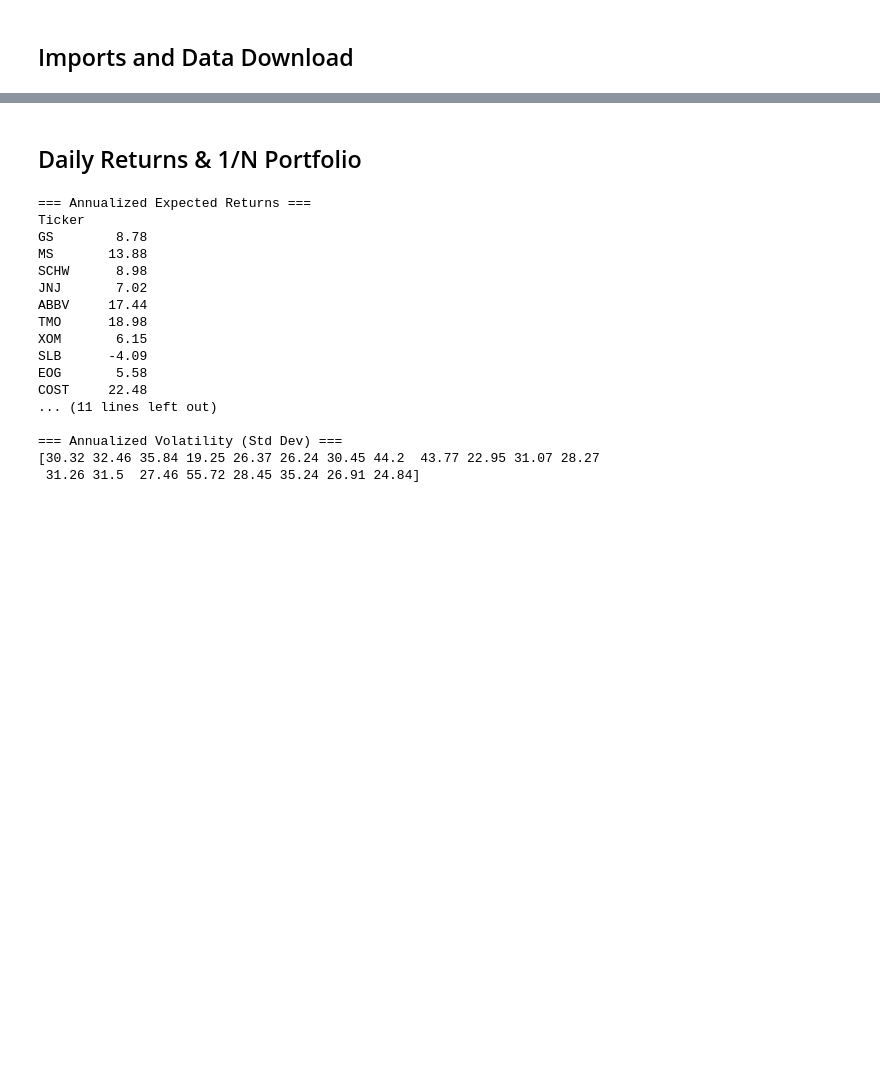
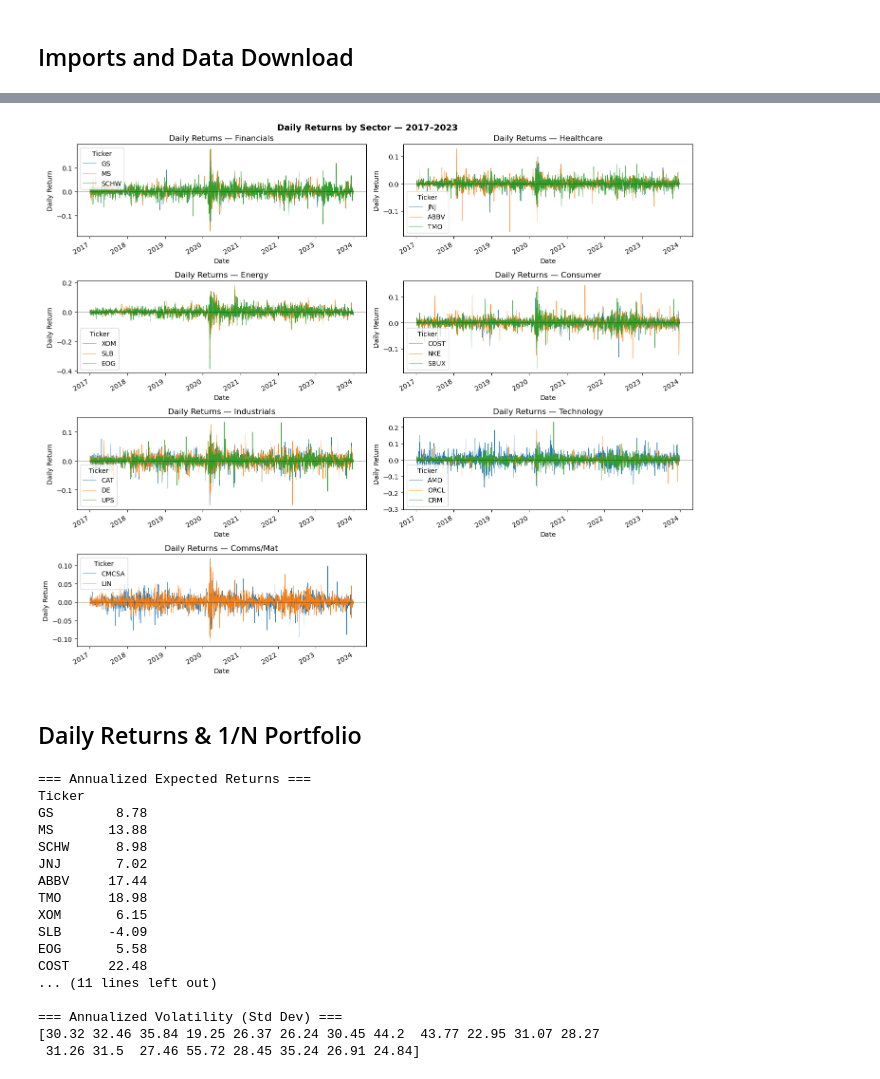
Before and after one commit to chartouni/project-2, a Jupyter notebook: project2.ipynb, the cells around one changed output, grey strips where cells are left out. Drawn from its saved outputs; the diff is of its cells as text; code cells hidden in the pictures; blank space fills up the shorter version.

```diff
--- a/project2.ipynb
+++ b/project2.ipynb
@@ -55,3 +76,15 @@ dtype: int64
+# %%
+fig, axes = plt.subplots(4, 2, figsize=(14, 12))
+for ax, (sector, tkrs) in zip(axes.flat, sectors.items()):
+    returns[tkrs].plot(ax=ax, title=f'Daily Returns — {sector}', linewidth=0.6)
+    ax.set_ylabel('Daily Return')
+    ax.axhline(0, color='black', linewidth=0.8, alpha=0.4)
+axes.flat[-1].set_visible(False)
+plt.suptitle('Daily Returns by Sector — 2017–2023', fontsize=13, weight='bold')
+plt.tight_layout()
+plt.show()
+# %% [output]
+[figure, added]
 # %% [markdown]
 ## Daily Returns & 1/N Portfolio
 # %%
```
Also changed, not shown: parts of 9 cells of this notebook.
